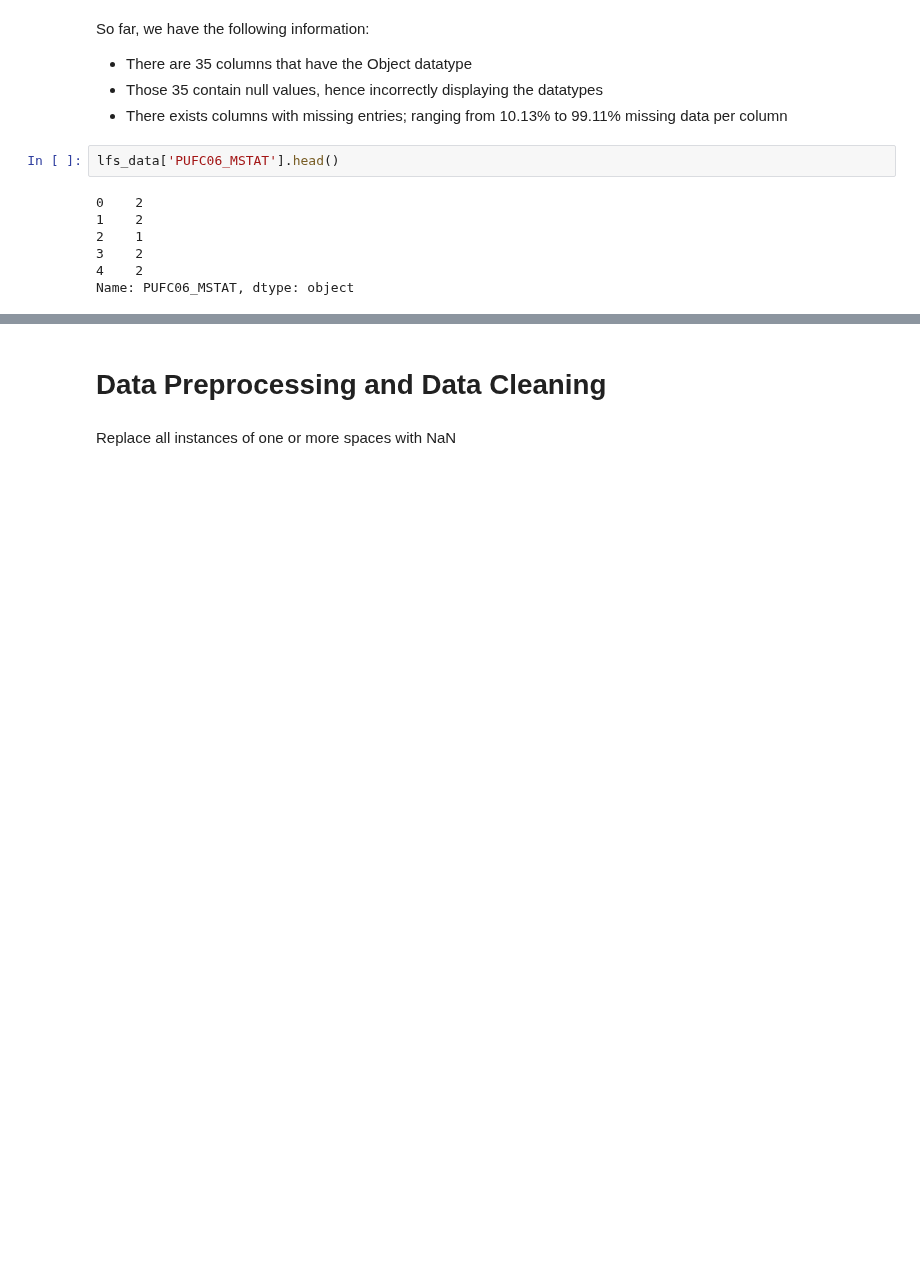
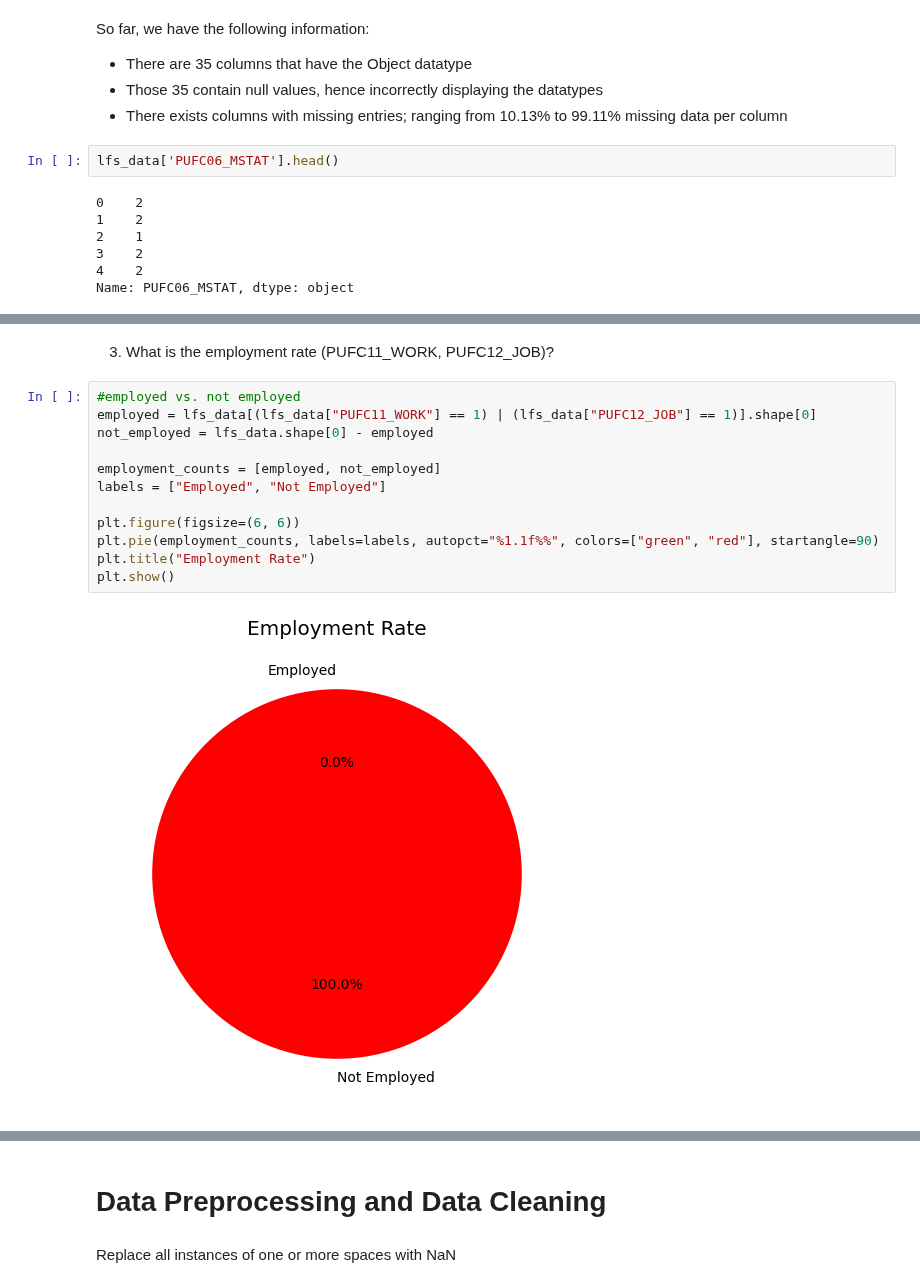
Before and after one commit to devonjavier/STINTSY-Project, a Jupyter notebook: STINTSY_MCO_LFS.ipynb, the cells around one changed output, grey strips where cells are left out. Cells and saved outputs as stored; diff of their text form; blank space fills up the shorter version.

```diff
--- a/STINTSY_MCO_LFS.ipynb
+++ b/STINTSY_MCO_LFS.ipynb
@@ -211,0 +351,16 @@ lfs_data.isnull().sum()
+# %% [markdown]
+3. What is the employment rate (PUFC11_WORK, PUFC12_JOB)?
+# %%
+#employed vs. not employed
+employed = lfs_data[(lfs_data["PUFC11_WORK"] == 1) | (lfs_data["PUFC12_JOB"] == 1)].shape[0]
+not_employed = lfs_data.shape[0] - employed
+
+employment_counts = [employed, not_employed]
+labels = ["Employed", "Not Employed"]
+
+plt.figure(figsize=(6, 6))
+plt.pie(employment_counts, labels=labels, autopct="%1.1f%%", colors=["green", "red"], startangle=90)
+plt.title("Employment Rate")
+plt.show()
+# %% [output]
+[figure, added]
```
Also changed, not shown: parts of 18 cells of this notebook.
